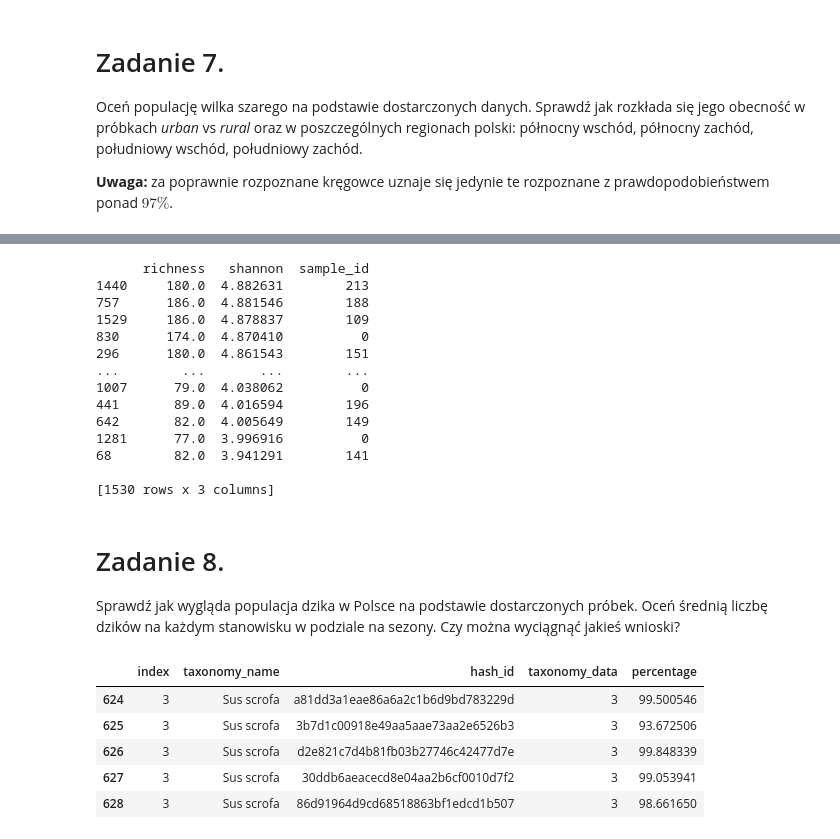
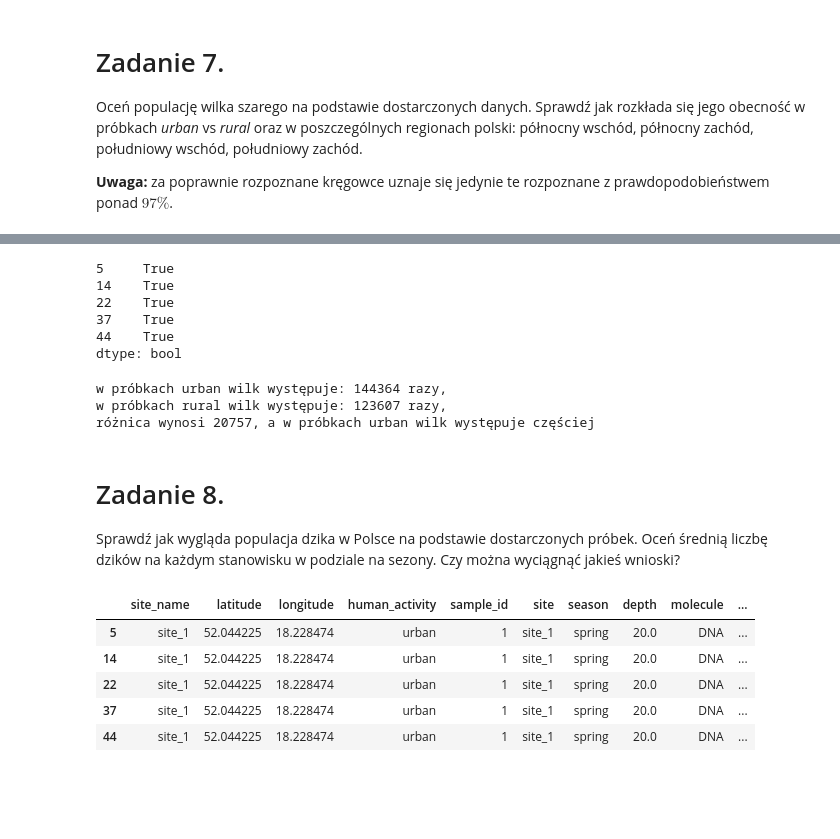
Before and after one commit to ligusoliwia/podstawy_programowania, a Jupyter notebook: SEM2/moduły_python/prace_domowe/pandas_2.ipynb, the cells around one changed output, grey strips where cells are left out. Cells and saved outputs as stored; diff of their text form; code cells hidden in the pictures; blank space fills up the shorter version.

```diff
--- a/SEM2/moduły_python/prace_domowe/pandas_2.ipynb
+++ b/SEM2/moduły_python/prace_domowe/pandas_2.ipynb
@@ -713,22 +690,0 @@ wilk_inbiom.head()
-# %%
-results = wilk_inbiom.apply(alpha, axis=1)
-results['sample_id'] = wilk_inbiom.iloc[:, 0]
-
-ranking_wilk = results.sort_values(by=['shannon', 'richness'], ascending=False)
-
-print(ranking_wilk)
-# %% [output]
-      richness   shannon  sample_id
-1440     180.0  4.882631        213
-757      186.0  4.881546        188
-1529     186.0  4.878837        109
-830      174.0  4.870410          0
-296      180.0  4.861543        151
-...        ...       ...        ...
-1007      79.0  4.038062          0
-441       89.0  4.016594        196
-642       82.0  4.005649        149
-1281      77.0  3.996916          0
-68        82.0  3.941291        141
-
-[1530 rows x 3 columns]
@@ -734,0 +700,9 @@ print(ranking_wilk)
+# %%
+w_ne.head()
+# %% [output]
+5     True
+14    True
+22    True
+37    True
+44    True
+dtype: bool
@@ -735,16 +715,28 @@ print(ranking_wilk)
+# %%
+r = (count_wurban - count_wrural)
+print(f'''w próbkach urban wilk występuje: {count_wurban} razy,
+w próbkach rural wilk występuje: {count_wrural} razy,
+różnica wynosi {r}, a w próbkach urban wilk występuje częściej''')
+# %% [output]
+w próbkach urban wilk występuje: 144364 razy,
+w próbkach rural wilk występuje: 123607 razy,
+różnica wynosi 20757, a w próbkach urban wilk występuje częściej
 # %% [markdown]
 # Zadanie 8.
 
 Sprawdź jak wygląda populacja dzika w Polsce na podstawie dostarczonych próbek. Oceń średnią liczbę dzików na każdym stanowisku w podziale na sezony. Czy można wyciągnąć jakieś wnioski?
 # %%
 #dzik - sus scrofa
-dzik = tax_full[tax_full["taxonomy_name"] == "Sus scrofa"]
+dzik = tax_full[tax_full["taxonomy_name"] == "Canis lupus"]
+dzik = dzik[dzik["percentage"] > 97]
+dzik_hashlist = dzik["hash_id"].to_list()
+#tablica z wilczkami wszystko
+hrum = st_smpl_biom[st_smpl_biom["hash_id"].isin(dzik_hashlist)]
+hrum.head()
+# %% [output]
+|  | site_name | latitude | longitude | human_activity | sample_id | site | season | depth | molecule | ... |
+| 5 | site_1 | 52.044225 | 18.228474 | urban | 1 | site_1 | spring | 20.0 | DNA | ... |
+| 14 | site_1 | 52.044225 | 18.228474 | urban | 1 | site_1 | spring | 20.0 | DNA | ... |
+| 22 | site_1 | 52.044225 | 18.228474 | urban | 1 | site_1 | spring | 20.0 | DNA | ... |
+| 37 | site_1 | 52.044225 | 18.228474 | urban | 1 | site_1 | spring | 20.0 | DNA | ... |
+| 44 | site_1 | 52.044225 | 18.228474 | urban | 1 | site_1 | spring | 20.0 | DNA | ... |
-# %%
-dzik.head()
-# %% [output]
-|  | index | taxonomy_name | hash_id | taxonomy_data | percentage |
-| 624 | 3 | Sus scrofa | a81dd3a1eae86a6a2c1b6d9bd783229d | 3 | 99.500546 |
-| 625 | 3 | Sus scrofa | 3b7d1c00918e49aa5aae73aa2e6526b3 | 3 | 93.672506 |
-| 626 | 3 | Sus scrofa | d2e821c7d4b81fb03b27746c42477d7e | 3 | 99.848339 |
-| 627 | 3 | Sus scrofa | 30ddb6aeacecd8e04aa2b6cf0010d7f2 | 3 | 99.053941 |
-| 628 | 3 | Sus scrofa | 86d91964d9cd68518863bf1edcd1b507 | 3 | 98.661650 |
```
Also changed, not shown: parts of 8 cells of this notebook.
